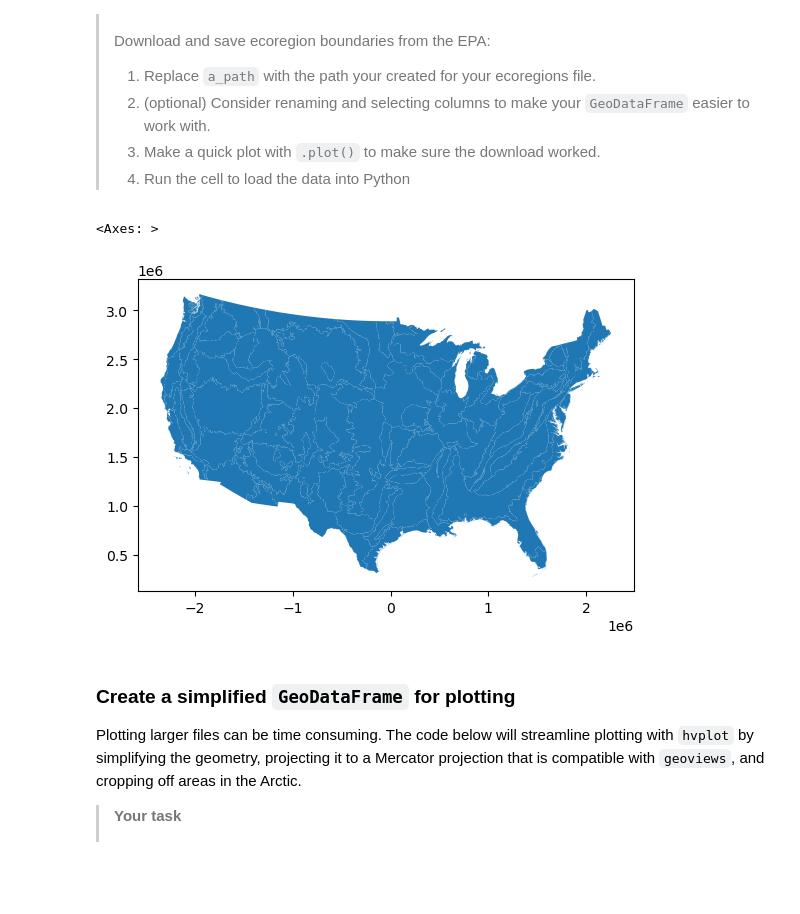
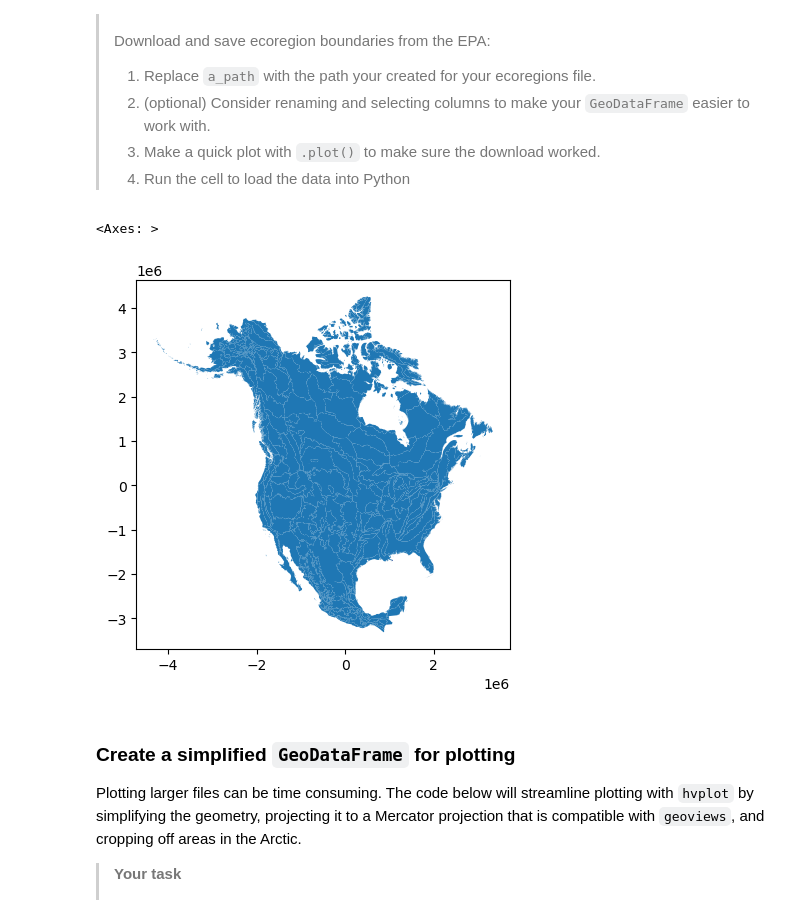
Before and after one commit to rachelsadler/stars-02-species-distribution-Second, a Jupyter notebook: species-distribution.ipynb, the cells around one changed output. Cells and saved outputs as stored; diff of their text form; code cells hidden in the pictures; blank space fills up the shorter version.

Commit message:
updating ecoregions url

```diff
--- a/species-distribution.ipynb
+++ b/species-distribution.ipynb
@@ -136,9 +136,9 @@ observations in each ecoregion throughout the year.
 # %%
 # Set up the ecoregions level III boundary URL
 ecoregionthree = ("https://gaftp.epa.gov/EPADataCommons/ORD/Ecoregions/"
-                  "us/us_eco_l3.zip")
+                  "cec_na/NA_CEC_Eco_Level3.zip")
 # Set up a path to save the dataon your machine
-ecoregionpath = os.path.join(data_dir, 'us_eco_l3.zip')
+ecoregionpath = os.path.join(data_dir, 'NA_CEC_Eco_Level3.zip')
 
 # Don't download twice
 if not os.path.exists(ecoregionpath):
@@ -163,16 +163,20 @@ if not os.path.exists(ecoregionpath):
 > 4.  Run the cell to load the data into Python
 # %%
 # Open up the ecoregions boundaries
-gdf = gpd.read_file(ecoregionpath)
-
+ecoregions_gdf = (gpd.read_file(ecoregionpath)
+.rename(columns={
+        'NA_L3NAME': 'name',
+        'Shape_Area': 'area'})
+    [['name', 'area', 'geometry']]
+)
 # Name the index so it will match the other data later on
-gdf.index.name = 'ecoregion'
+ecoregions_gdf.index.name = 'ecoregion'
 
 # Plot the ecoregions to check download
-gdf.plot()
+ecoregions_gdf.plot()
 # %% [output]
 <Axes: >
-[figure, old version]
+[figure, new version]
 # %% [markdown]
 ### Create a simplified `GeoDataFrame` for plotting
 
```
Also changed, not shown: parts of 1 cell of this notebook.
